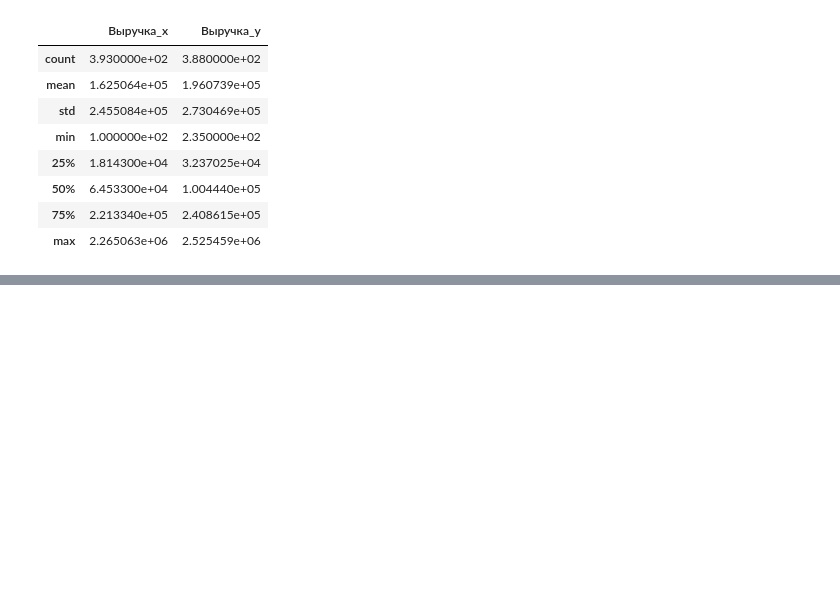
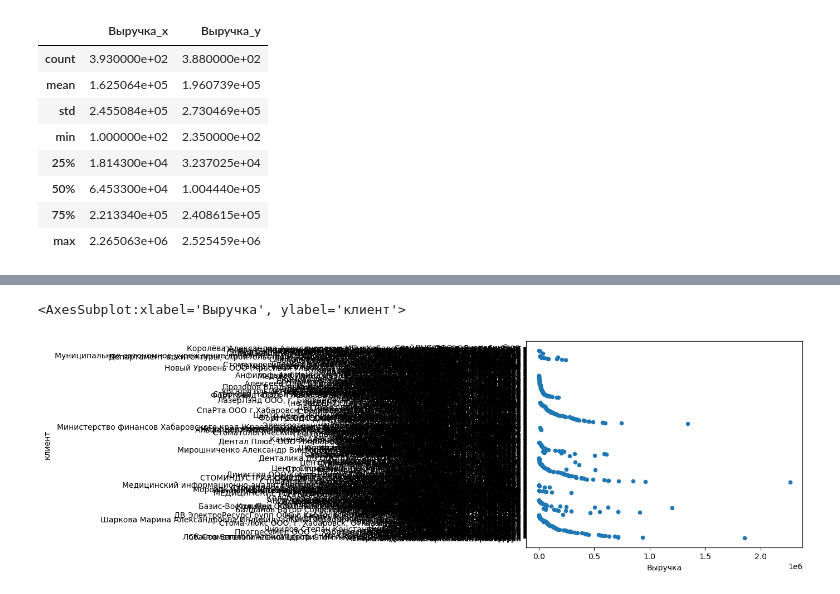
Before and after one commit to Ylika/analizz, a Jupyter notebook: Analizz.ipynb, the cells around one changed output, grey strips where cells are left out. Drawn from its saved outputs; the diff is of its cells as text; code cells hidden in the pictures; blank space fills up the shorter version.

```diff
--- a/Analizz.ipynb
+++ b/Analizz.ipynb
@@ -93,0 +107,5 @@ data2122.describe()
+# %%
+data2021.plot.scatter(x='Выручка', y='клиент')
+# %% [output]
+<AxesSubplot:xlabel='Выручка', ylabel='клиент'>
+[figure, added]
```
Also changed, not shown: parts of 4 cells of this notebook, 1 other file.
